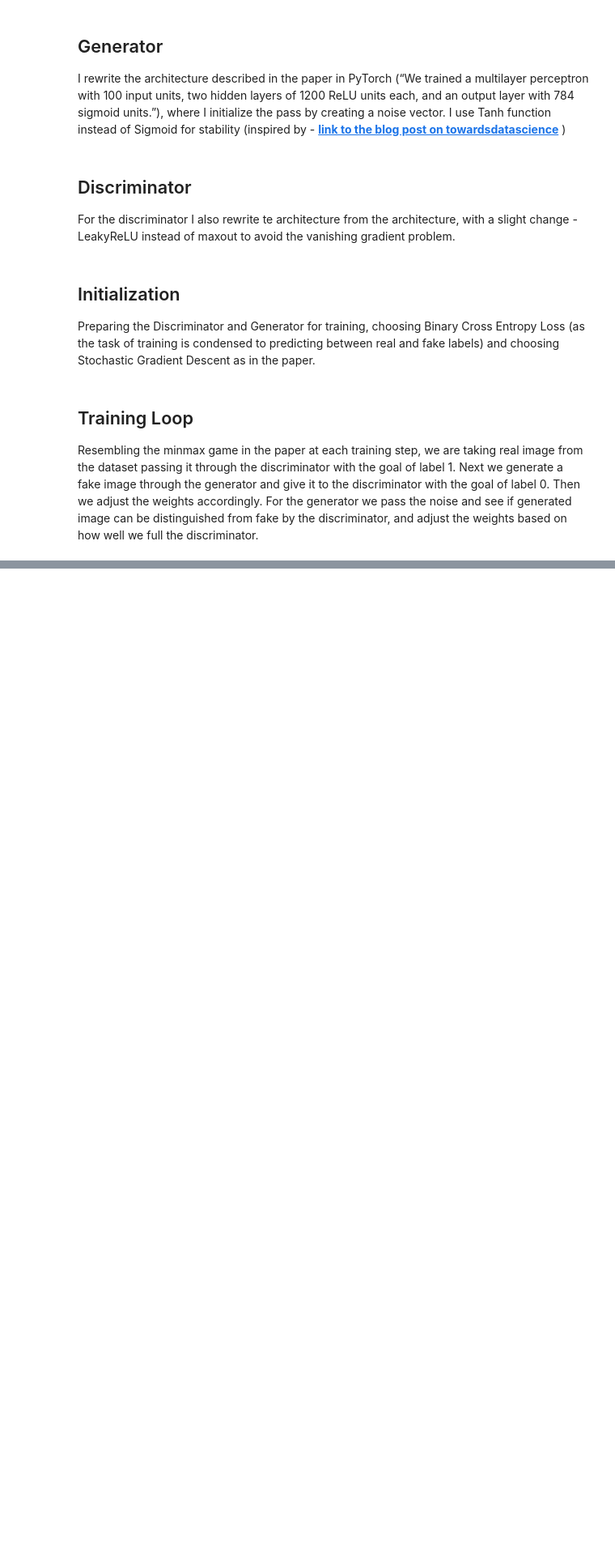
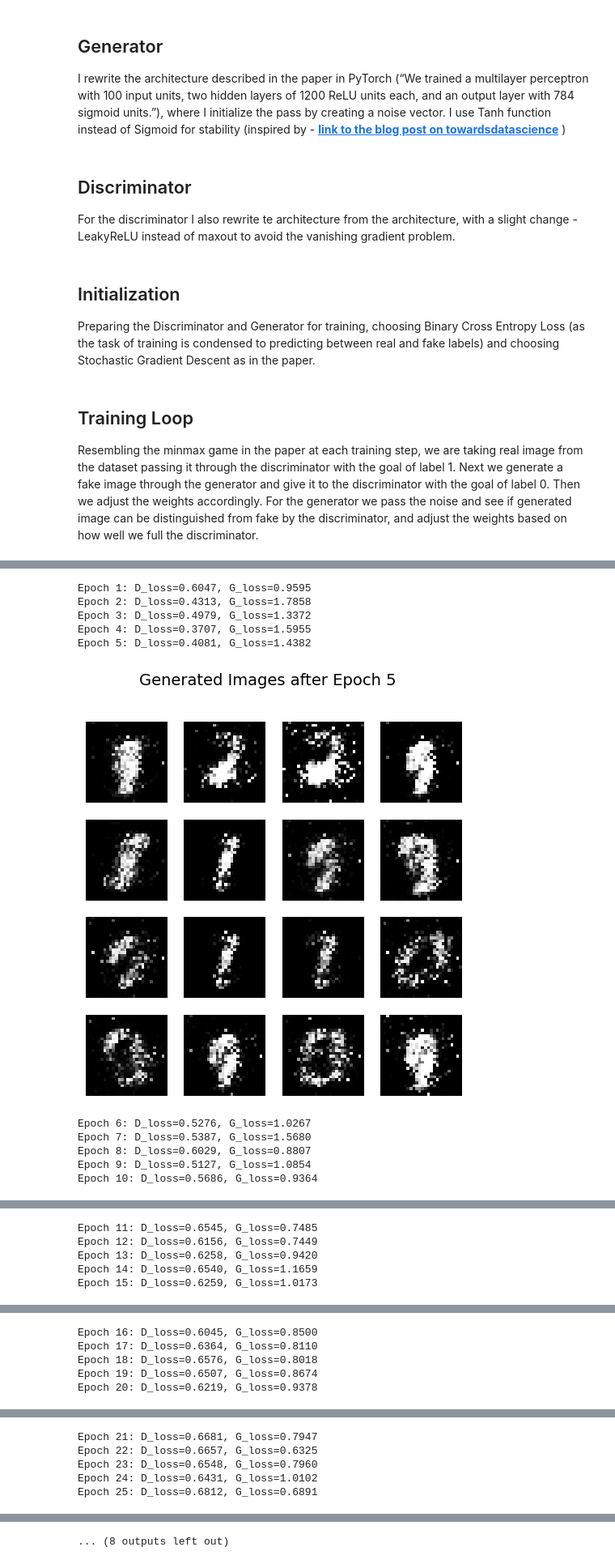
Before and after one commit to janbura/Generative-Adverserial-Network-in-PyTorch, a Jupyter notebook: test.ipynb, the cells around one changed output, grey strips where cells are left out. Shown at 81% size. Cells and saved outputs as stored; diff of their text form; code cells hidden in the pictures; blank space fills up the shorter version.

```diff
--- a/test.ipynb
+++ b/test.ipynb
@@ -119,0 +221,22 @@ for epoch in range(1, num_epochs + 1):
+# %%
+device = torch.device("cpu")
+G = Generator(noise_dim=100).to(device)
+D = Discriminator().to(device)
+
+criterion = nn.BCELoss()
+optimG = optim.Adam(G.parameters(), lr=0.0002, betas=(0.5, 0.999))
+optimD = optim.Adam(D.parameters(), lr=0.0002, betas=(0.5, 0.999))
+
+training()
+# %% [output]
+Epoch 1: D_loss=0.6047, G_loss=0.9595
+Epoch 2: D_loss=0.4313, G_loss=1.7858
+Epoch 3: D_loss=0.4979, G_loss=1.3372
+Epoch 4: D_loss=0.3707, G_loss=1.5955
+Epoch 5: D_loss=0.4081, G_loss=1.4382
+[figure, added]
+Epoch 6: D_loss=0.5276, G_loss=1.0267
+Epoch 7: D_loss=0.5387, G_loss=1.5680
+Epoch 8: D_loss=0.6029, G_loss=0.8807
+Epoch 9: D_loss=0.5127, G_loss=1.0854
+Epoch 10: D_loss=0.5686, G_loss=0.9364
@@ -119,0 +244,5 @@ for epoch in range(1, num_epochs + 1):
+Epoch 11: D_loss=0.6545, G_loss=0.7485
+Epoch 12: D_loss=0.6156, G_loss=0.7449
+Epoch 13: D_loss=0.6258, G_loss=0.9420
+Epoch 14: D_loss=0.6540, G_loss=1.1659
+Epoch 15: D_loss=0.6259, G_loss=1.0173
@@ -119,0 +250,5 @@ for epoch in range(1, num_epochs + 1):
+Epoch 16: D_loss=0.6045, G_loss=0.8500
+Epoch 17: D_loss=0.6364, G_loss=0.8110
+Epoch 18: D_loss=0.6576, G_loss=0.8018
+Epoch 19: D_loss=0.6507, G_loss=0.8674
+Epoch 20: D_loss=0.6219, G_loss=0.9378
@@ -119,0 +256,5 @@ for epoch in range(1, num_epochs + 1):
+Epoch 21: D_loss=0.6681, G_loss=0.7947
+Epoch 22: D_loss=0.6657, G_loss=0.6325
+Epoch 23: D_loss=0.6548, G_loss=0.7960
+Epoch 24: D_loss=0.6431, G_loss=1.0102
+Epoch 25: D_loss=0.6812, G_loss=0.6891
@@ -119,0 +268 @@ for epoch in range(1, num_epochs + 1):
+... (8 outputs left out)
```
Also changed, not shown: parts of 6 cells of this notebook.
